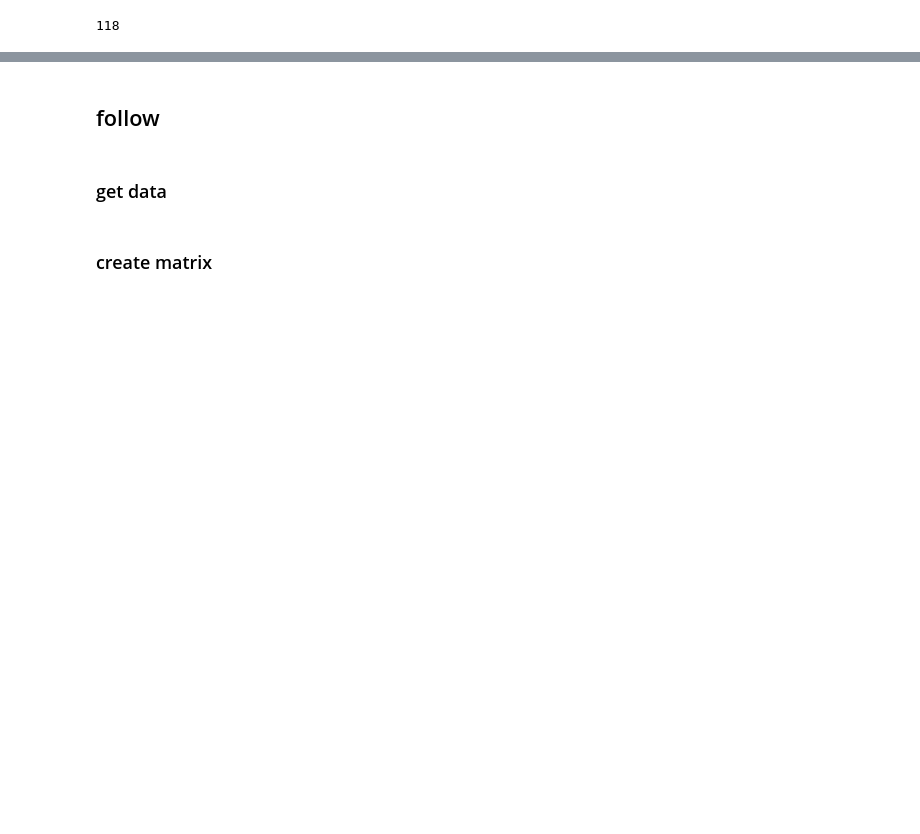
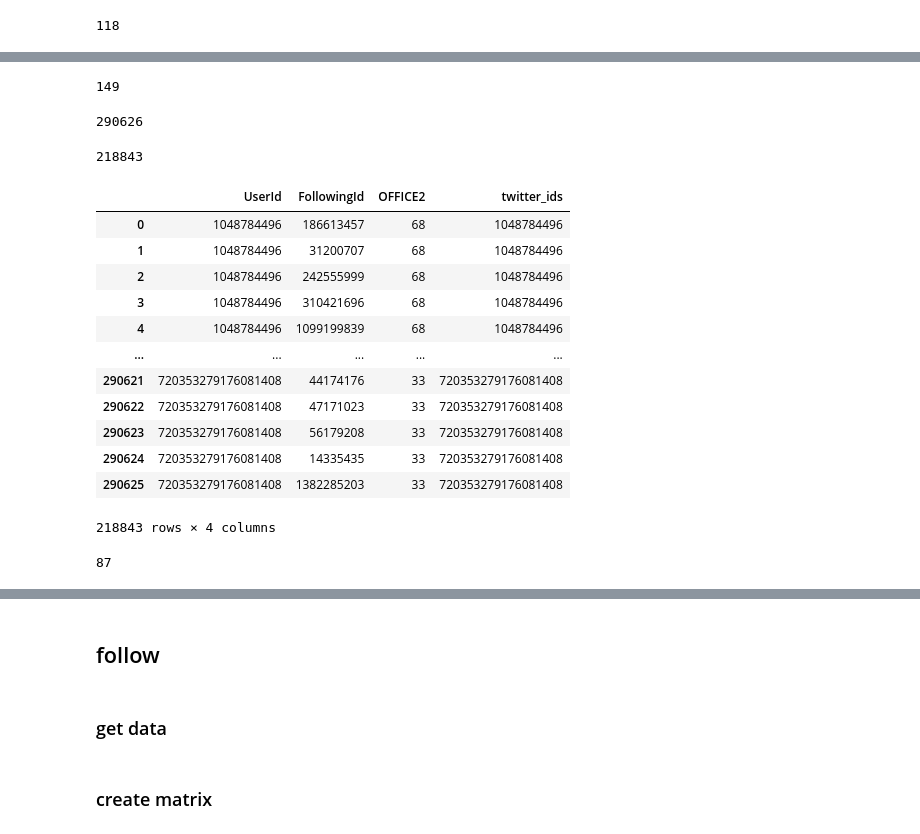
Before and after one commit to CEL-lab/multilayer_polarization, a Jupyter notebook: data/reciprocity_new.ipynb, the cells around one changed output, grey strips where cells are left out. Cells and saved outputs as stored; diff of their text form; code cells hidden in the pictures; blank space fills up the shorter version.

```diff
--- a/data/reciprocity_new.ipynb
+++ b/data/reciprocity_new.ipynb
@@ -47,3 +51,10 @@ userFollowing
 len(userFollowing['UserId'].unique())
 # %% [output]
 118
+# %%
+df = senators.copy()
+
+# Melt the dataframe
+df_melted = df.melt(id_vars=['OFFICE2'], value_vars=['OTWIT_ID', 'OTWIT_ID_2', 'OTWIT_ID_3', 'OTWIT_ID_4', 'OTWIT_ID_5', 'OTWIT_ID_6', 'GOVTWIT_ID', 'PTWIT_ID', 'twitter_id'], value_name='twitter_ids').drop(columns='variable').sort_values(by='OFFICE2').reset_index(drop=True)
+
+df_melted
@@ -49,0 +75,35 @@ len(userFollowing['UserId'].unique())
+# %%
+matches = df_melted['twitter_ids'].isin(userFollowing['UserId']).sum()
+matches
+# %% [output]
+149
+# %%
+result = userFollowing.merge(df_melted, left_on='UserId', right_on='twitter_ids', how='inner')
+print(len(result))
+#remove duplicates
+result = result.drop_duplicates(keep='first')
+len(result)
+# %% [output]
+290626
+218843
+# %%
+result
+# %% [output]
+|  | UserId | FollowingId | OFFICE2 | twitter_ids |
+| 0 | 1048784496 | 186613457 | 68 | 1048784496 |
+| 1 | 1048784496 | 31200707 | 68 | 1048784496 |
+| 2 | 1048784496 | 242555999 | 68 | 1048784496 |
+| 3 | 1048784496 | 310421696 | 68 | 1048784496 |
+| 4 | 1048784496 | 1099199839 | 68 | 1048784496 |
+| ... | ... | ... | ... | ... |
+| 290621 | 720353279176081408 | 44174176 | 33 | 720353279176081408 |
+| 290622 | 720353279176081408 | 47171023 | 33 | 720353279176081408 |
+| 290623 | 720353279176081408 | 56179208 | 33 | 720353279176081408 |
+| 290624 | 720353279176081408 | 14335435 | 33 | 720353279176081408 |
+| 290625 | 720353279176081408 | 1382285203 | 33 | 720353279176081408 |
+218843 rows × 4 columns
+# %%
+#get unique values in resullt OFFICE2 column
+len(result['OFFICE2'].unique())
+# %% [output]
+87
```
Also changed, not shown: parts of 7 cells of this notebook, 3 other files.
